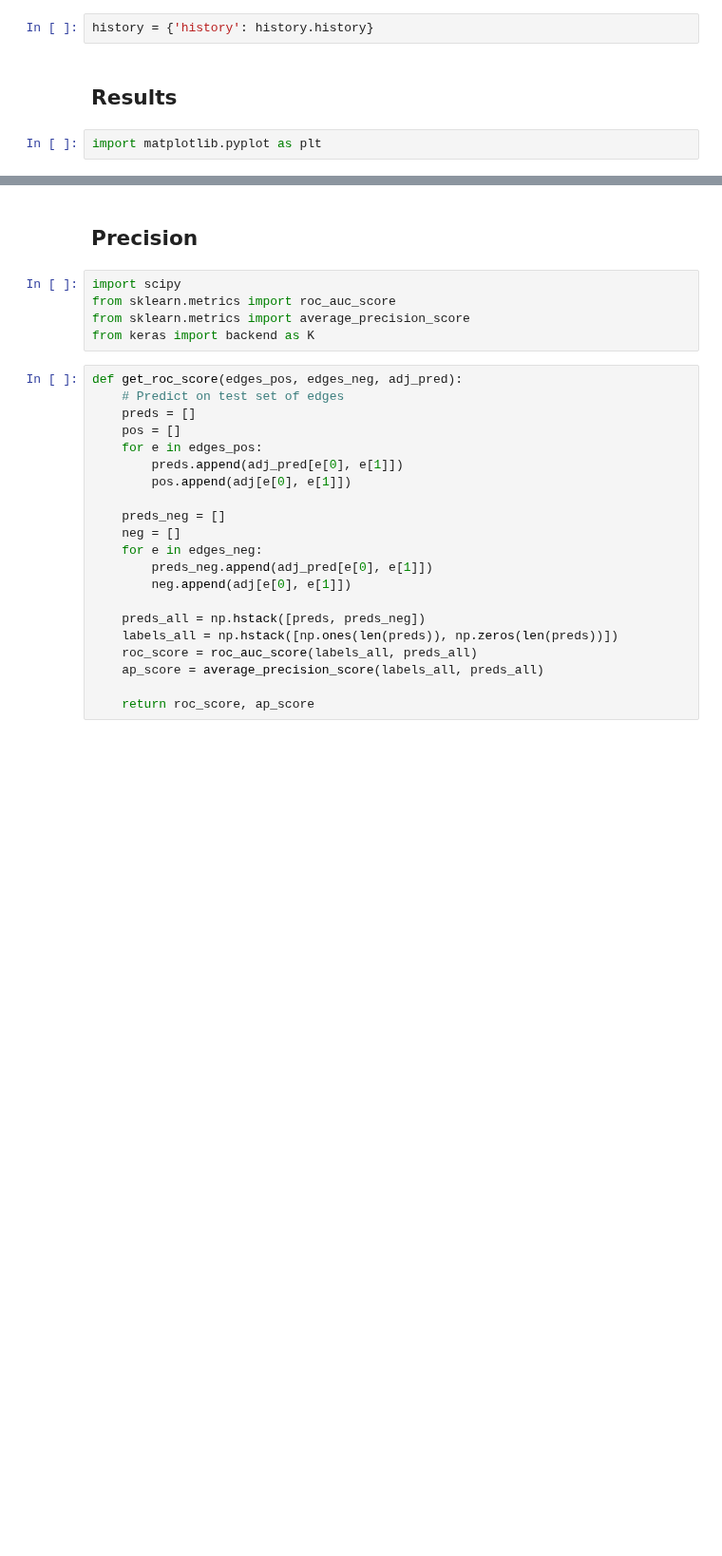
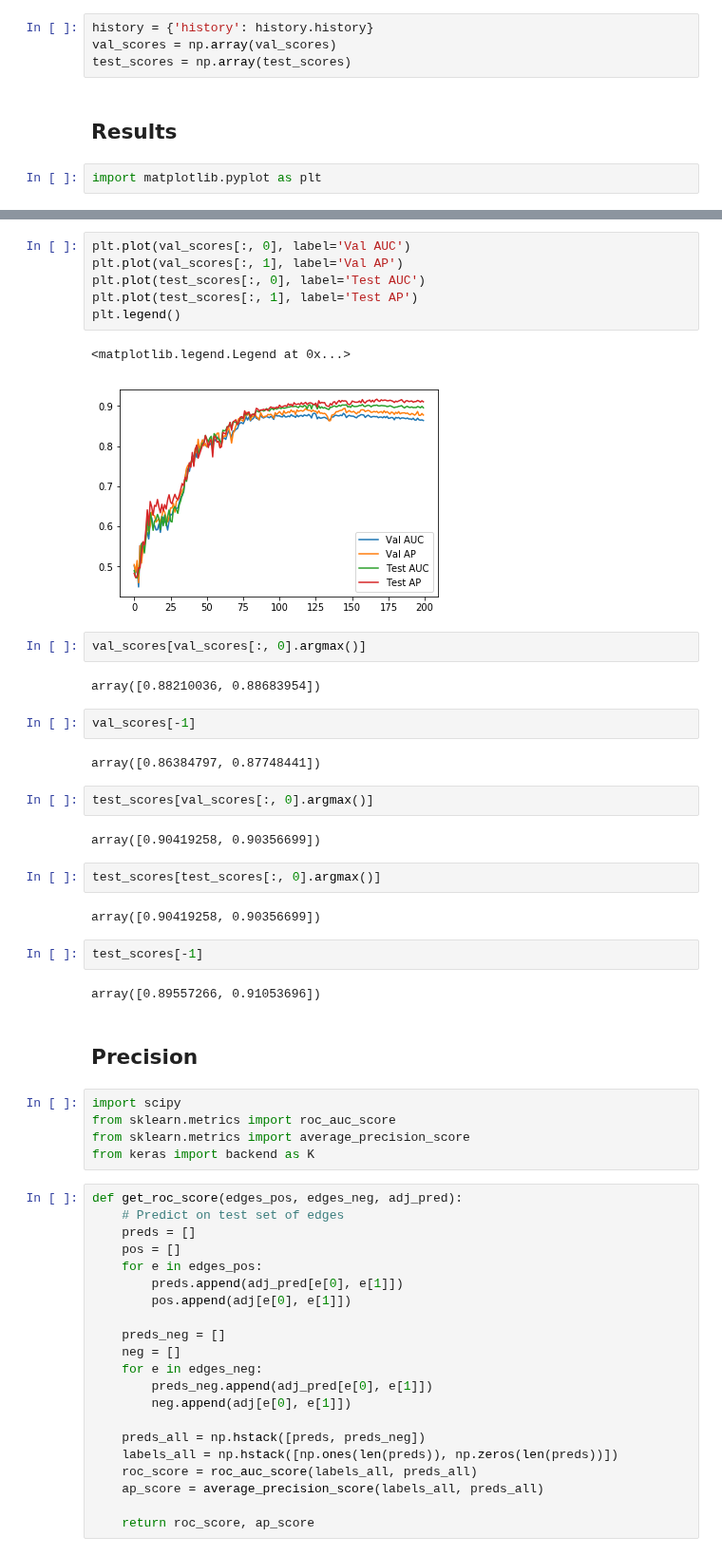
Before and after one commit to ixxi-dante/an2vec, a Jupyter notebook: projects/correctness/gae-reproduction-cora-nw2vec-gae_arch+adj_kernel+layer1.ipynb, the cells around one changed output, grey strips where cells are left out. Shown at 95% size. Drawn from its saved outputs; the diff is of its cells as text; blank space fills up the shorter version.

```diff
--- a/projects/correctness/gae-reproduction-cora-nw2vec-gae_arch+adj_kernel+layer1.ipynb
+++ b/projects/correctness/gae-reproduction-cora-nw2vec-gae_arch+adj_kernel+layer1.ipynb
@@ -106,6 +142,8 @@ history = vae.fit_fullbatches(batcher_kws={'adj': adj_train, 'features': feature
 [interactive output not drawn]
 # %%
 history = {'history': history.history}
+val_scores = np.array(val_scores)
+test_scores = np.array(test_scores)
 # %% [markdown]
 ## Results
 # %%
@@ -121,3 +159,32 @@ fig.tight_layout()
+# %%
+plt.plot(val_scores[:, 0], label='Val AUC')
+plt.plot(val_scores[:, 1], label='Val AP')
+plt.plot(test_scores[:, 0], label='Test AUC')
+plt.plot(test_scores[:, 1], label='Test AP')
+plt.legend()
+# %% [output]
+<matplotlib.legend.Legend at 0x...>
+[figure, added]
+# %%
+val_scores[val_scores[:, 0].argmax()]
+# %% [output]
+array([0.88210036, 0.88683954])
+# %%
+val_scores[-1]
+# %% [output]
+array([0.86384797, 0.87748441])
+# %%
+test_scores[val_scores[:, 0].argmax()]
+# %% [output]
+array([0.90419258, 0.90356699])
+# %%
+test_scores[test_scores[:, 0].argmax()]
+# %% [output]
+array([0.90419258, 0.90356699])
+# %%
+test_scores[-1]
+# %% [output]
+array([0.89557266, 0.91053696])
 # %% [markdown]
 ## Precision
 # %%
```
Also changed, not shown: parts of 9 cells of this notebook, 5 other files.
